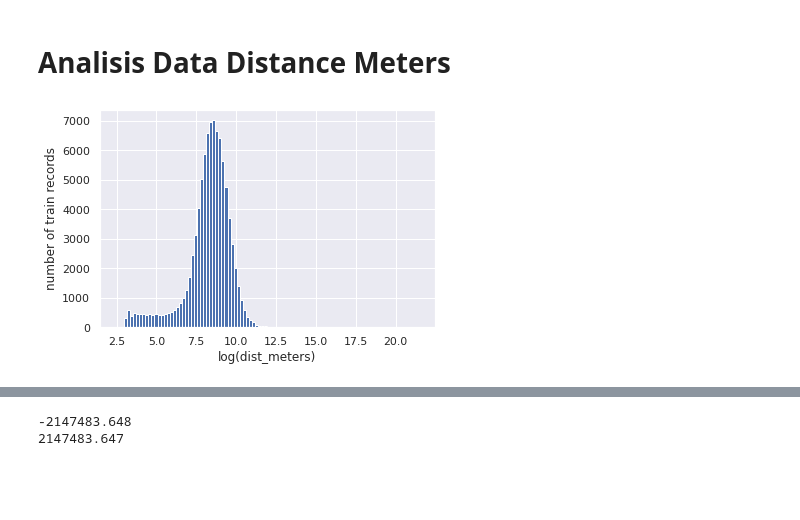
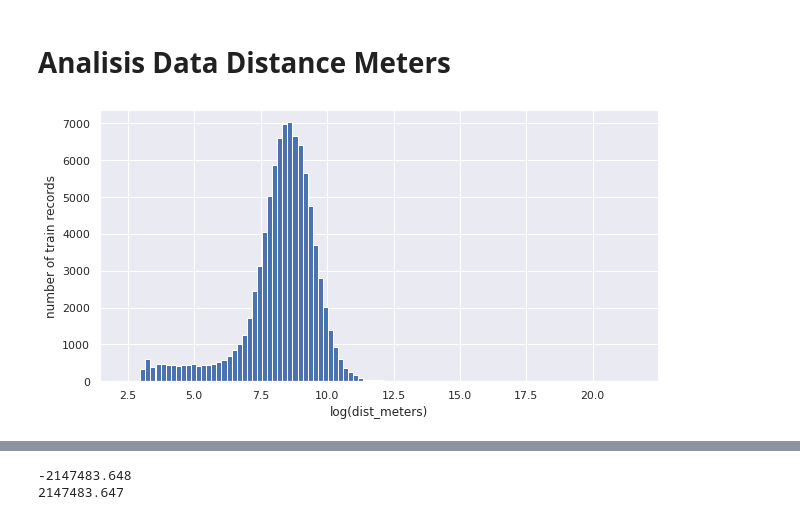
Before and after one commit to frfusch21/DTS_GGU_5, a Jupyter notebook: GGU5_Analysis and Duration_All_Data.ipynb, the cells around one changed output, grey strips where cells are left out. Saved outputs shown, nothing was run; the diff lists cells and outputs as text; code cells hidden in the pictures; blank space fills up the shorter version.

```diff
--- a/GGU5_Analysis and Duration_All_Data.ipynb
+++ b/GGU5_Analysis and Duration_All_Data.ipynb
@@ -25,7 +27,7 @@ Mounted at /content/drive
 # %% [markdown]
 ## **Import Data**
 # %%
-uio = pd.read_csv('/content/drive/MyDrive/Belajar/all-data_clean.csv', header=0, sep=',', encoding="Latin1")
+uio = pd.read_csv('all-data_clean.csv')
 uio.head()
 # %% [output]
 |  | id | vendor_id | pickup_datetime | dropoff_datetime | pickup_longitude | pickup_latitude | ... |
@@ -117,6 +119,7 @@ print(uio.groupby(['vendor_id'])['id'].count().reset_index())
 [139 rows x 2 columns]
 # %%
 x = uio.groupby(['vendor_id'])['id'].count()
+sns.set(rc={'figure.figsize':(230,8)})
 sns.barplot(x.index, x.values)
 # %% [output]
 <matplotlib.axes._subplots.AxesSubplot at 0x...>
@@ -124,5 +127,6 @@ sns.barplot(x.index, x.values)
 # %%
 x = uio.groupby(['vendor_id'])['dist_meters'].mean()
+sns.set(rc={'figure.figsize':(230,8)})
 sns.barplot(x.index, x.values)
 # %% [output]
 <matplotlib.axes._subplots.AxesSubplot at 0x...>
@@ -130,5 +134,6 @@ sns.barplot(x.index, x.values)
 # %%
 x = uio.groupby(['vendor_id'])['trip_duration'].mean()
+sns.set(rc={'figure.figsize':(230,8)})
 sns.barplot(x.index, x.values)
 # %% [output]
 <matplotlib.axes._subplots.AxesSubplot at 0x...>
@@ -163,13 +168,13 @@ correlation_matrix
 # %% [markdown]
 # **Analisis Data Distance Meters**
 # %%
-sns.set()
+sns.set(rc={'figure.figsize':(10,5)})
 uio['log_dist_meters'] = np.log(uio['dist_meters'].values + 1)
 plt.hist(uio['log_dist_meters'].values, bins=100)
 plt.xlabel('log(dist_meters)')
 plt.ylabel('number of train records')
 plt.show()
 # %% [output]
-[figure, old version]
+[figure, new version]
 # %%
 x = uio.groupby(['vendor_id'])['dist_meters'].mean()
```
Also changed, not shown: parts of 86 cells of this notebook.
